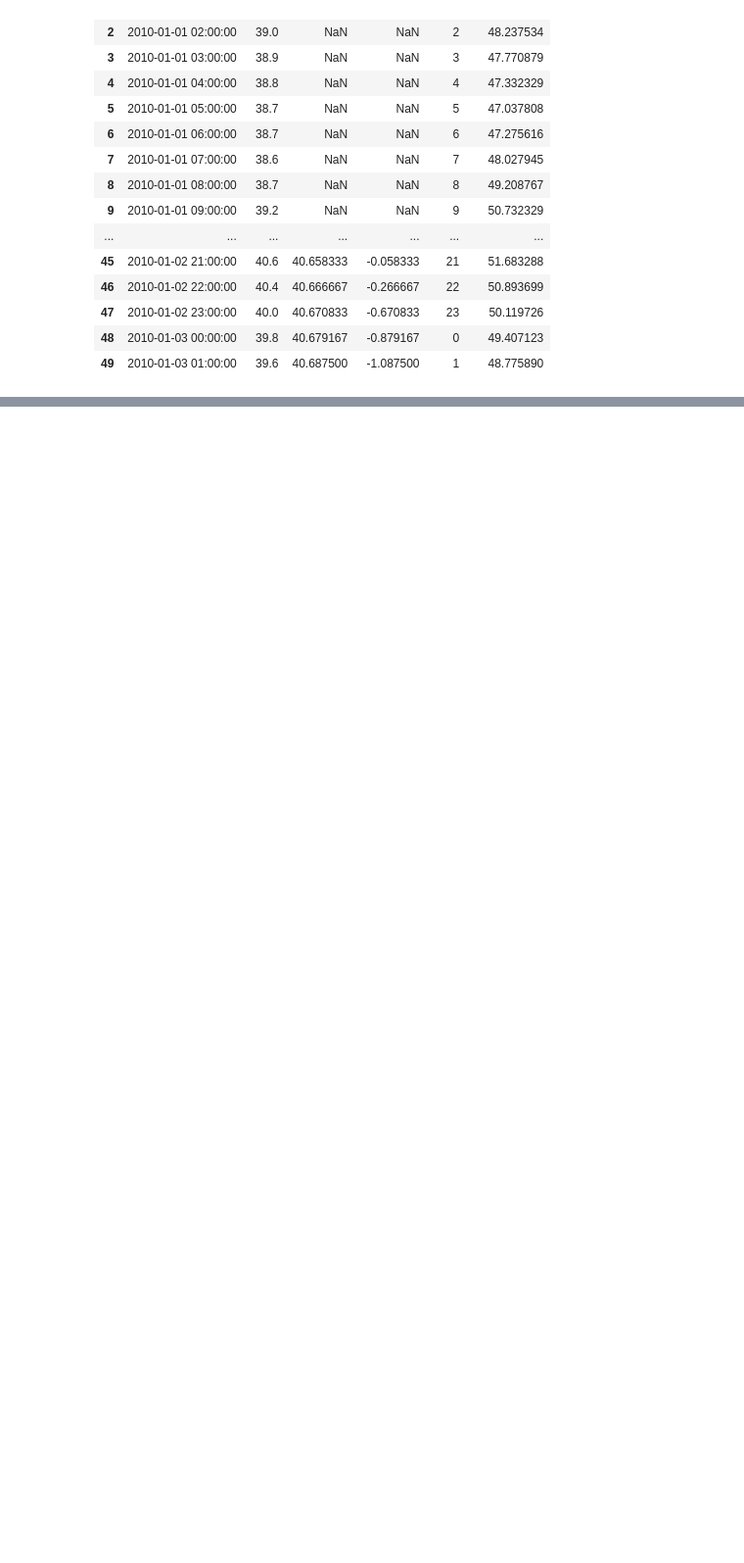
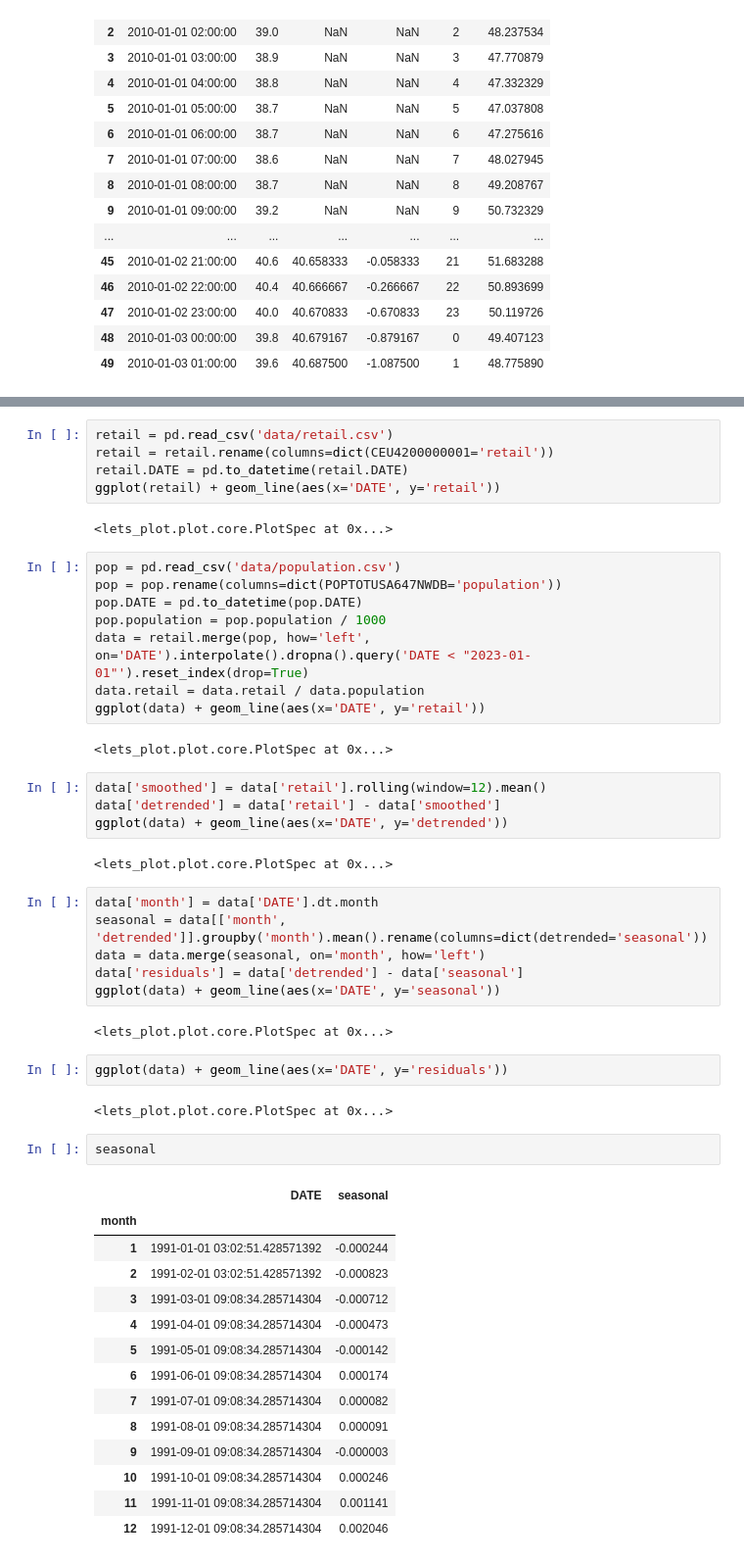
Before and after one commit to gabehope/DataViz, a Jupyter notebook: modules/03-Timeseries/lectures/Lecture-3-2/recording_data.ipynb, the cells around one changed output, grey strips where cells are left out. Shown at 98% size. Saved outputs shown, nothing was run; the diff lists cells and outputs as text; blank space fills up the shorter version.

```diff
--- a/modules/03-Timeseries/lectures/Lecture-3-2/recording_data.ipynb
+++ b/modules/03-Timeseries/lectures/Lecture-3-2/recording_data.ipynb
@@ -293,0 +316,52 @@ seattle['Residuals'] = seattle.Detrended - seattle.hourly_temp
+# %%
+retail = pd.read_csv('data/retail.csv')
+retail = retail.rename(columns=dict(CEU4200000001='retail'))
+retail.DATE = pd.to_datetime(retail.DATE)
+ggplot(retail) + geom_line(aes(x='DATE', y='retail'))
+# %% [output]
+<lets_plot.plot.core.PlotSpec at 0x...>
+# %%
+pop = pd.read_csv('data/population.csv')
+pop = pop.rename(columns=dict(POPTOTUSA647NWDB='population'))
+pop.DATE = pd.to_datetime(pop.DATE)
+pop.population = pop.population / 1000
+data = retail.merge(pop, how='left', on='DATE').interpolate().dropna().query('DATE < "2023-01-01"').reset_index(drop=True)
+data.retail = data.retail / data.population
+ggplot(data) + geom_line(aes(x='DATE', y='retail'))
+# %% [output]
+<lets_plot.plot.core.PlotSpec at 0x...>
+# %%
+data['smoothed'] = data['retail'].rolling(window=12).mean()
+data['detrended'] = data['retail'] - data['smoothed']
+ggplot(data) + geom_line(aes(x='DATE', y='detrended'))
+# %% [output]
+<lets_plot.plot.core.PlotSpec at 0x...>
+# %%
+data['month'] = data['DATE'].dt.month
+seasonal = data[['month', 'detrended']].groupby('month').mean().rename(columns=dict(detrended='seasonal'))
+data = data.merge(seasonal, on='month', how='left')
+data['residuals'] = data['detrended'] - data['seasonal']
+ggplot(data) + geom_line(aes(x='DATE', y='seasonal'))
+# %% [output]
+<lets_plot.plot.core.PlotSpec at 0x...>
+# %%
+ggplot(data) + geom_line(aes(x='DATE', y='residuals'))
+# %% [output]
+<lets_plot.plot.core.PlotSpec at 0x...>
+# %%
+seasonal
+# %% [output]
+|  | DATE | seasonal |
+| month |  |  |
+| 1 | 1991-01-01 03:02:51.428571392 | -0.000244 |
+| 2 | 1991-02-01 03:02:51.428571392 | -0.000823 |
+| 3 | 1991-03-01 09:08:34.285714304 | -0.000712 |
+| 4 | 1991-04-01 09:08:34.285714304 | -0.000473 |
+| 5 | 1991-05-01 09:08:34.285714304 | -0.000142 |
+| 6 | 1991-06-01 09:08:34.285714304 | 0.000174 |
+| 7 | 1991-07-01 09:08:34.285714304 | 0.000082 |
+| 8 | 1991-08-01 09:08:34.285714304 | 0.000091 |
+| 9 | 1991-09-01 09:08:34.285714304 | -0.000003 |
+| 10 | 1991-10-01 09:08:34.285714304 | 0.000246 |
+| 11 | 1991-11-01 09:08:34.285714304 | 0.001141 |
+| 12 | 1991-12-01 09:08:34.285714304 | 0.002046 |
```
Also changed, not shown: parts of 2 cells of this notebook, 18 other files.
